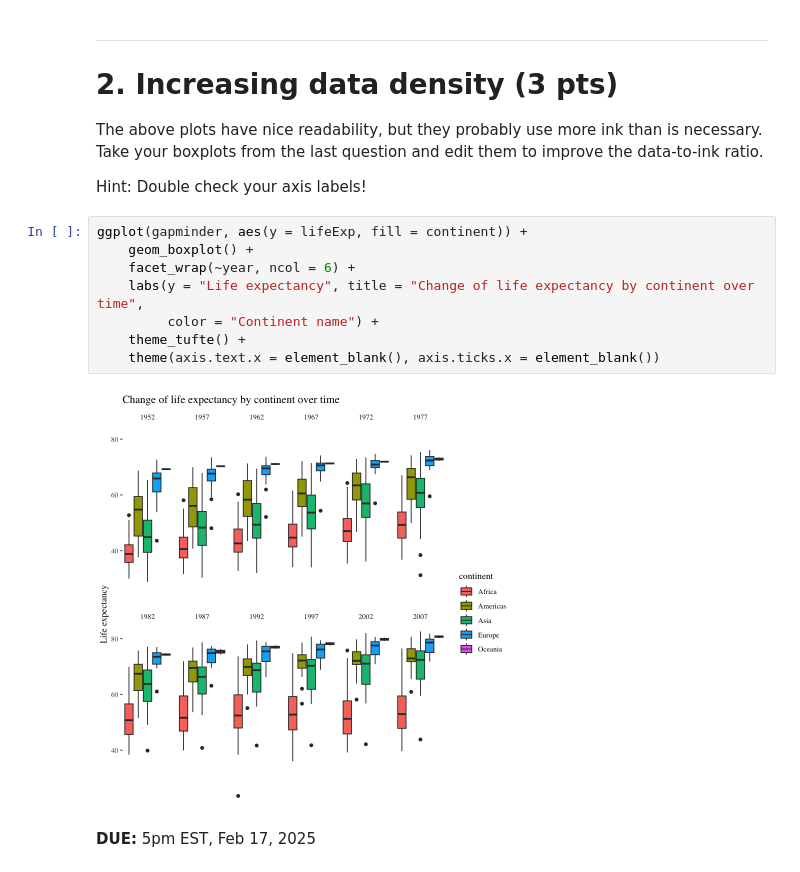
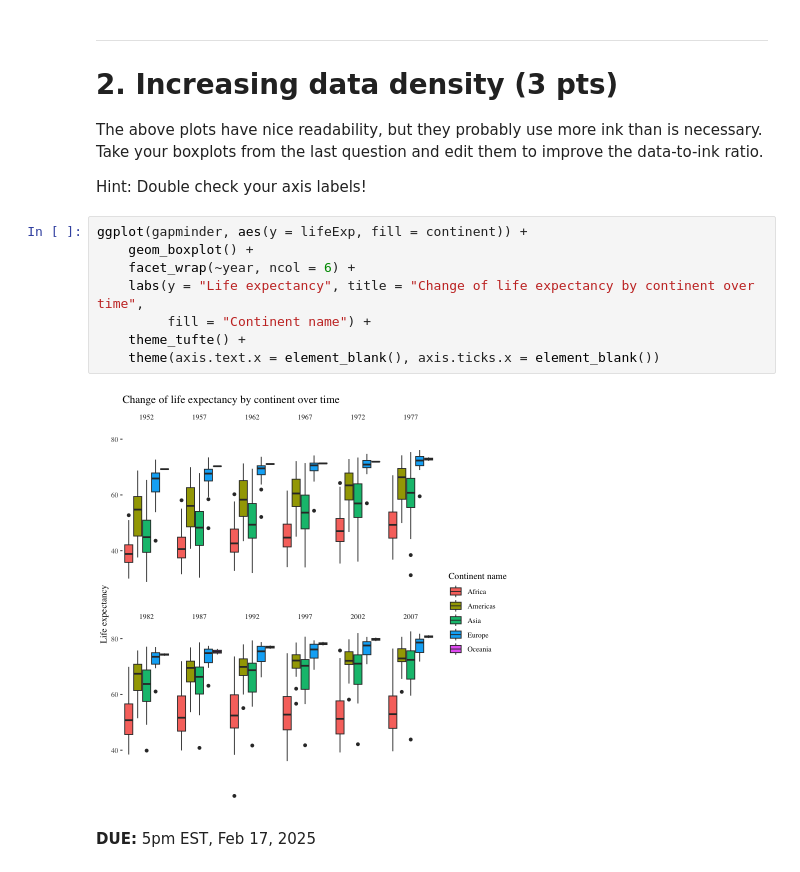
Before and after one commit to Letian-Huang/huang_DSPN_S25, a Jupyter notebook: Homework/Exercise 6.ipynb, the cells around one changed output. Saved outputs shown, nothing was run; the diff lists cells and outputs as text.

```diff
--- a/Homework/Exercise 6.ipynb
+++ b/Homework/Exercise 6.ipynb
@@ -81,13 +81,13 @@ Hint: Double check your axis labels!
 # %%
 ggplot(gapminder, aes(y = lifeExp, fill = continent)) +
     geom_boxplot() +
     facet_wrap(~year, ncol = 6) +
     labs(y = "Life expectancy", title = "Change of life expectancy by continent over time",
-         color = "Continent name") +
+         fill = "Continent name") +
     theme_tufte() +
     theme(axis.text.x = element_blank(), axis.ticks.x = element_blank())
 # %% [output]
-[figure, old version]
+[figure, new version]
 # %% [markdown]
 **DUE:** 5pm EST, Feb 17, 2025
 # %% [markdown]
```
Also changed, not shown: parts of 1 cell of this notebook.
